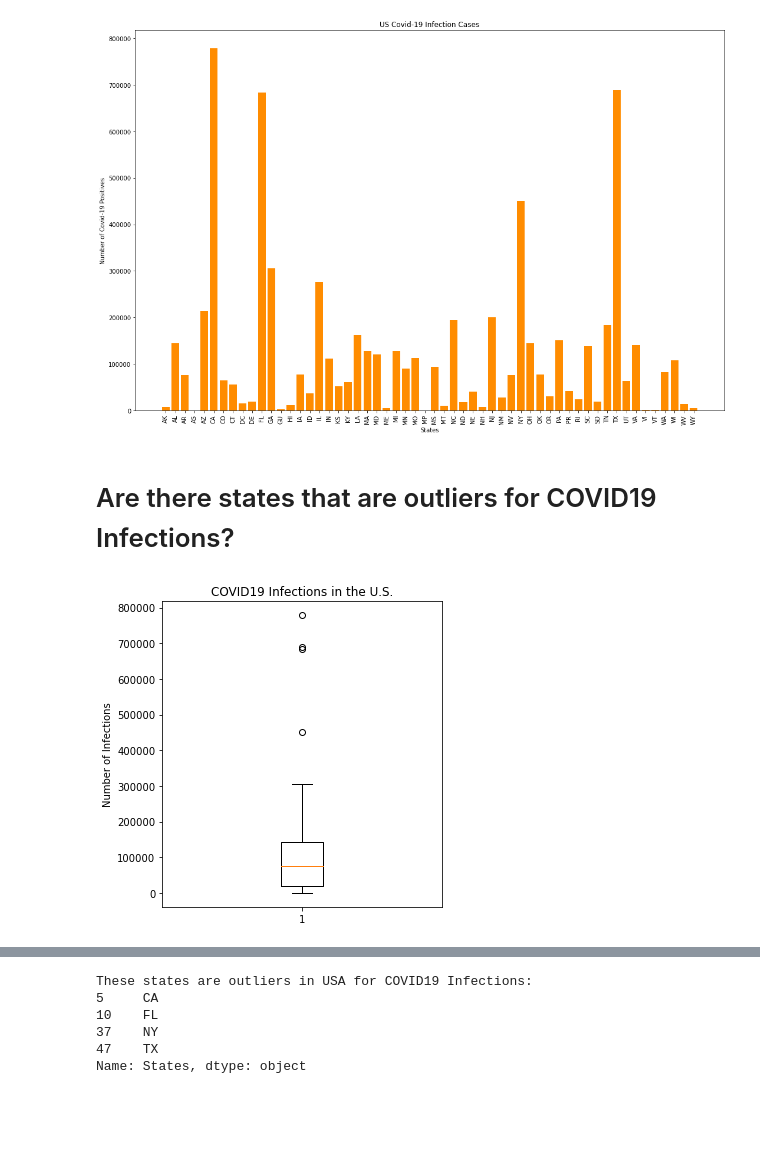
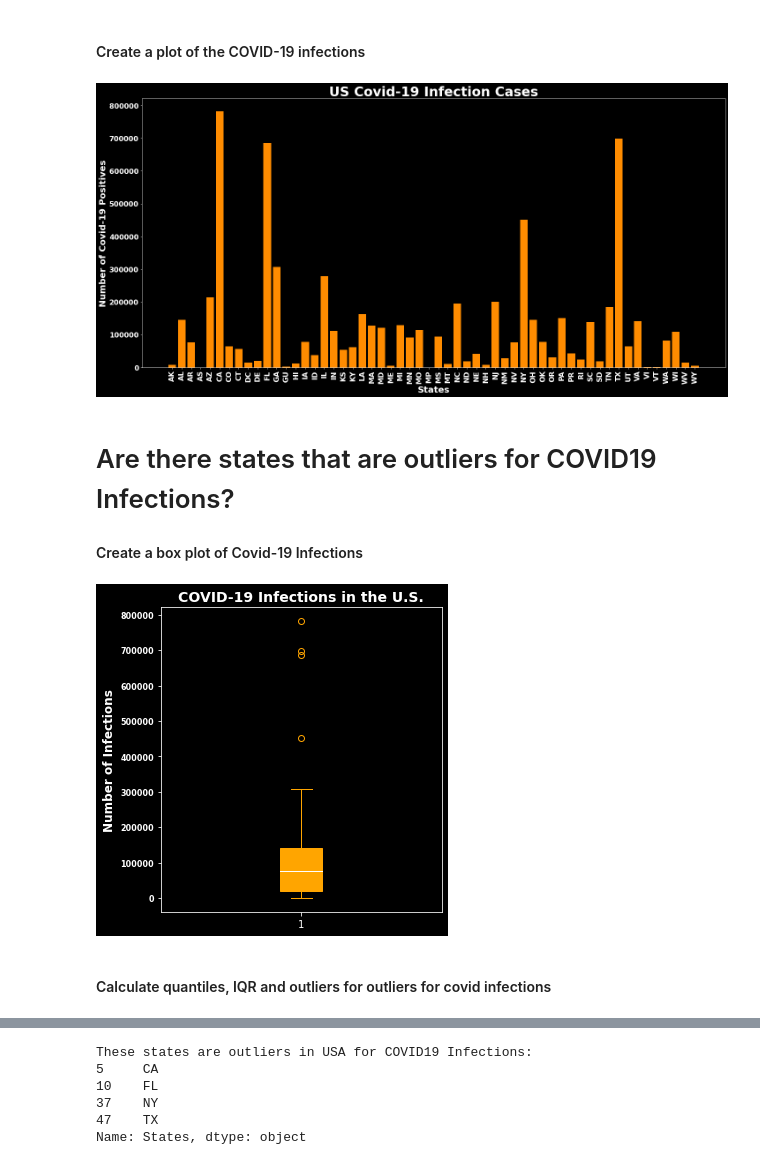
Before and after one commit to havyjavy/Healthcare-and-Covid-19, a Jupyter notebook: Notebooks/Covid_Infection_Deaths.ipynb, the cells around one changed output, grey strips where cells are left out. Saved outputs shown, nothing was run; the diff lists cells and outputs as text; code cells hidden in the pictures; blank space fills up the shorter version.

Commit message:
Cleaned up Covid_Infection_Deaths notebook.

```diff
--- a/Notebooks/Covid_Infection_Deaths.ipynb
+++ b/Notebooks/Covid_Infection_Deaths.ipynb
@@ -154,38 +191,55 @@ AllState_with_costs.head()
+# %% [markdown]
+#### Create a plot of the COVID-19 infections
 # %%
 
-# import matplotlib.pyplot as plt
-
 x_axis = np.arange(len(AllStates_df))
-
-plt.figure(figsize=(15,10))
+plt.style.use('dark_background')
+plt.figure(figsize=(20,10))
 plt.bar(x_axis, AllStates_df["Covid Positive"], color='darkorange')
-plt.title("US Covid-19 Infection Cases")
-plt.xlabel("States")
-plt.ylabel("Number of Covid-19 Positives")
-x = plt.xticks(x_axis, AllStates_df["States"], rotation="vertical")
+plt.title("US Covid-19 Infection Cases", fontsize=30, weight='bold')
+plt.xlabel("States", fontsize=20, weight='bold')
+plt.ylabel("Number of Covid-19 Positives", fontsize=20, weight='bold')
+x = plt.xticks(x_axis, AllStates_df["States"], rotation="vertical", fontsize=16, weight='bold')
+plt.yticks(fontsize=16, weight='bold')
 
 plt.tight_layout()
-outfile = os.path.join("Output", 'Covid19_State_Infections.png')
-plt.savefig(outfile)
+outfile = os.path.join("Output", 'Covid19_State_Infections_transparent.png')
+plt.savefig(outfile, transparent=True)
 # %% [output]
-[figure, old version]
+[figure, new version]
 # %% [markdown]
 # Are there states that are outliers for COVID19 Infections?
+
+#### Create a box plot of Covid-19 Infections
 # %%
 covid19_infxn = AllStates_df['Covid Positive']
 
+# Set color to orange
+c = 'orange'
+# Create dictionary of keyword aruments to pass to plt.boxplot
+orange_dict =  {'patch_artist': True,
+             'boxprops': dict(color=c, facecolor=c),
+             'capprops': dict(color=c),
+             'flierprops': dict(color=c, markeredgecolor=c),
+             'medianprops': dict(color="white"),
+             'whiskerprops': dict(color=c)}
+
 plt.figure(figsize=(5,5))
-plt.title('COVID19 Infections in the U.S.')
-plt.ylabel('Number of Infections')
-plt.boxplot(covid19_infxn)
+plt.title('COVID-19 Infections in the U.S.', fontsize=14, weight='bold')
+plt.ylabel('Number of Infections', fontsize=12, weight='bold')
+plt.yticks(fontsize=8, weight='bold')
+plt.boxplot(covid19_infxn, **orange_dict)
+
 plt.tight_layout()
 
-outfile = os.path.join("Output", 'Covid19_State_Infections_Boxplot.png')
-plt.savefig(outfile)
+outfile = os.path.join("Output", 'Covid19_State_Infections_Boxplot_Transparent.png')
+plt.savefig(outfile, transparent=True)
 
 plt.show()
 # %% [output]
-[figure, old version]
+[figure, new version]
+# %% [markdown]
+#### Calculate quantiles, IQR and outliers for outliers for covid infections
 # %%
 quantiles = covid19_infxn.quantile([.25,.5,.75])
 quantiles
```
Also changed, not shown: parts of 51 cells of this notebook, 11 other files.
